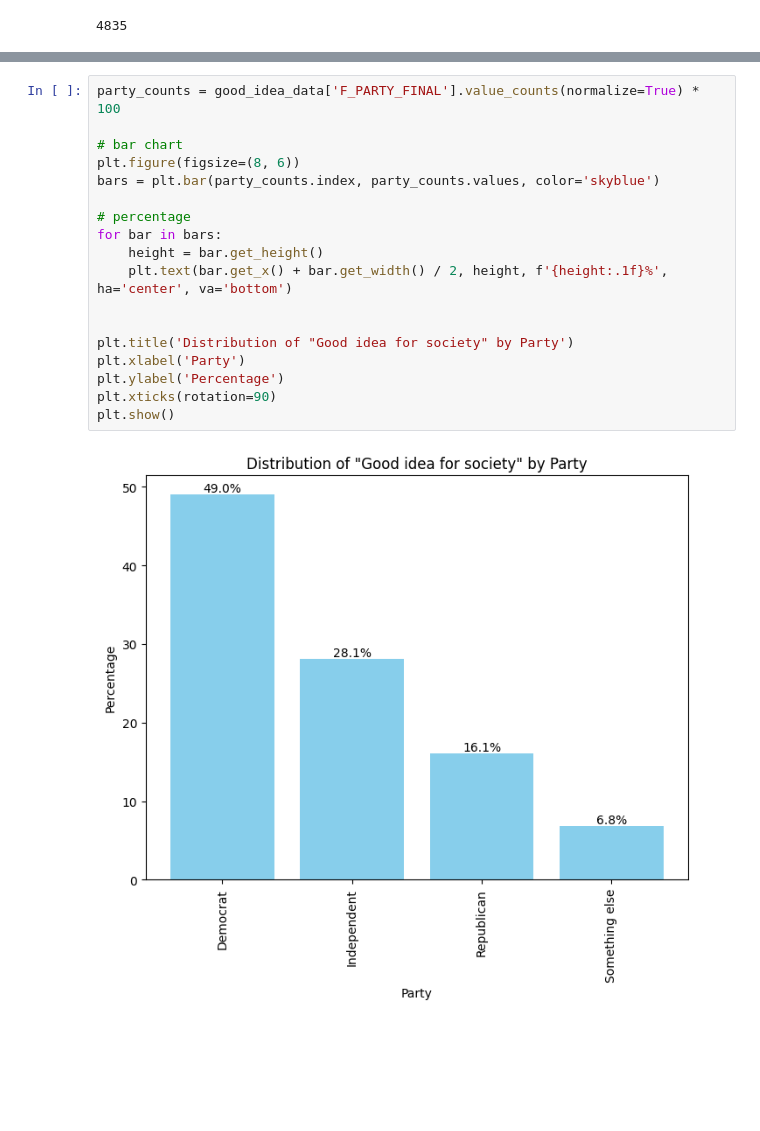
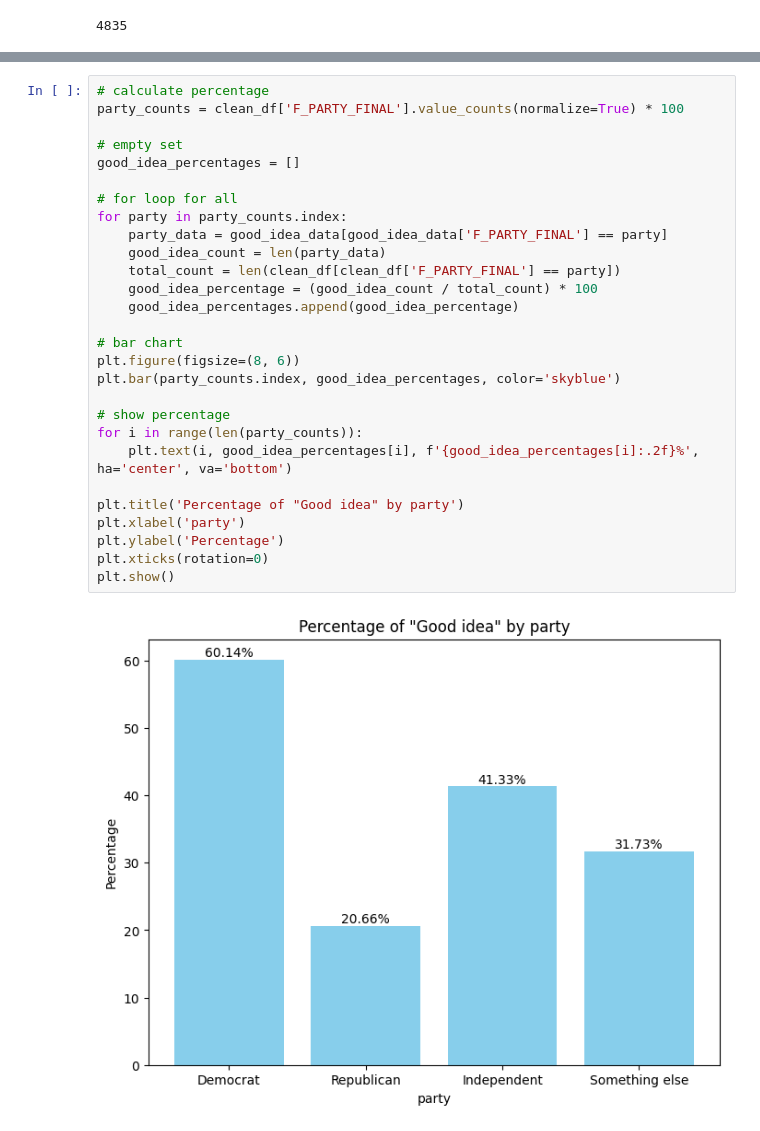
Before and after one commit to Sakiyooo/schulich_data_science, a Jupyter notebook: proposal_mmai5000.ipynb, the cells around one changed output, grey strips where cells are left out. Drawn from its saved outputs; the diff is of its cells as text; blank space fills up the shorter version.

```diff
--- a/proposal_mmai5000.ipynb
+++ b/proposal_mmai5000.ipynb
@@ -158,22 +192,32 @@ plt.show()
 # %%
-party_counts = good_idea_data['F_PARTY_FINAL'].value_counts(normalize=True) * 100
+# calculate percentage
+party_counts = clean_df['F_PARTY_FINAL'].value_counts(normalize=True) * 100
+
+# empty set
+good_idea_percentages = []
+
+# for loop for all
+for party in party_counts.index:
+    party_data = good_idea_data[good_idea_data['F_PARTY_FINAL'] == party]
+    good_idea_count = len(party_data)
+    total_count = len(clean_df[clean_df['F_PARTY_FINAL'] == party])
+    good_idea_percentage = (good_idea_count / total_count) * 100
+    good_idea_percentages.append(good_idea_percentage)
 
 # bar chart
 plt.figure(figsize=(8, 6))
-bars = plt.bar(party_counts.index, party_counts.values, color='skyblue')
+plt.bar(party_counts.index, good_idea_percentages, color='skyblue')
 
-# percentage
-for bar in bars:
-    height = bar.get_height()
-    plt.text(bar.get_x() + bar.get_width() / 2, height, f'{height:.1f}%', ha='center', va='bottom')
+# show percentage
+for i in range(len(party_counts)):
+    plt.text(i, good_idea_percentages[i], f'{good_idea_percentages[i]:.2f}%', ha='center', va='bottom')
 
-
-plt.title('Distribution of "Good idea for society" by Party')
-plt.xlabel('Party')
+plt.title('Percentage of "Good idea" by party')
+plt.xlabel('party')
 plt.ylabel('Percentage')
-plt.xticks(rotation=90)
+plt.xticks(rotation=0)
 plt.show()
 # %% [output]
-[figure, old version]
+[figure, new version]
 # %%
 
```
Also changed, not shown: parts of 7 cells of this notebook.
